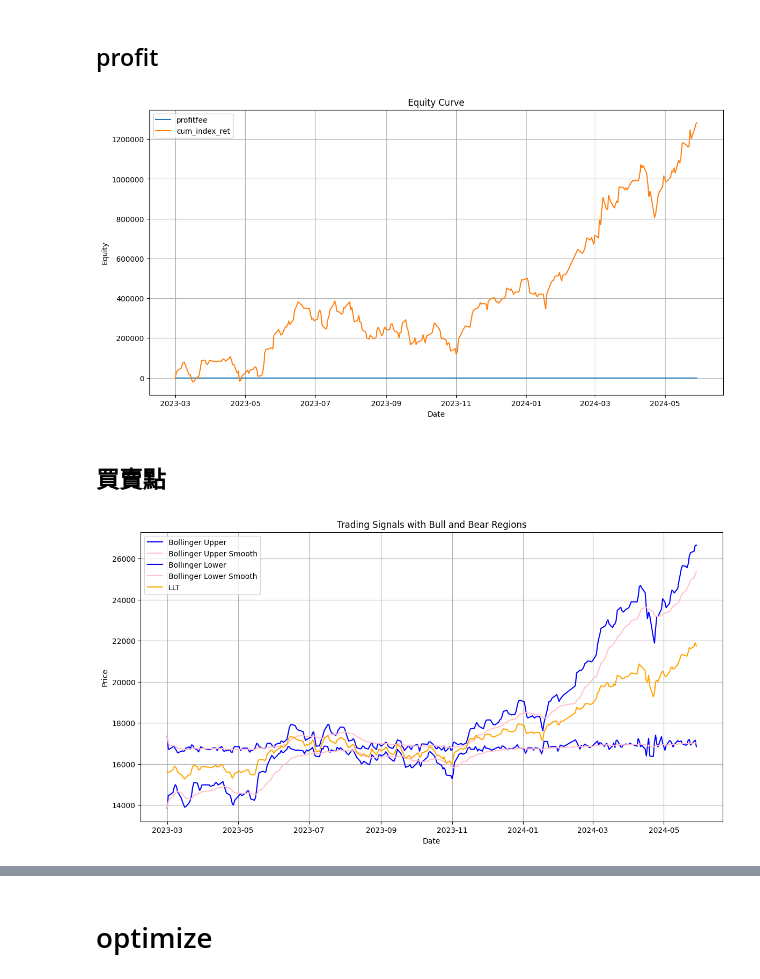
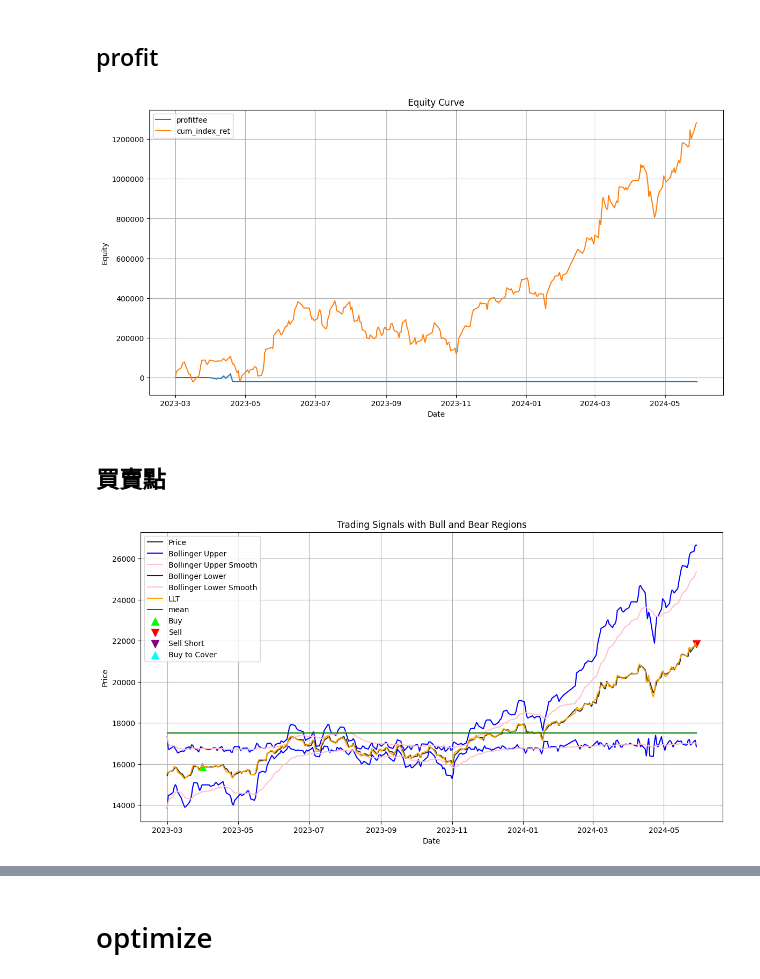
Before and after one commit to Xin95172/Quant_idea, a Jupyter notebook: llt.ipynb, the cells around one changed output, grey strips where cells are left out. Drawn from its saved outputs; the diff is of its cells as text; code cells hidden in the pictures.

```diff
--- a/llt.ipynb
+++ b/llt.ipynb
@@ -115,7 +115,7 @@ Use `df.loc[row_indexer, "col"] = values` instead, to perform the assignment in
 ## long & short
 # %%
 
-ret_df['BS'] = None
+BS = None
 fund = 1000000
 feePaid = 600
 ret_df['BS'] = None
@@ -155,26 +155,31 @@ for i in range(2, len(df)):
         exitLong = (df['llt_slope'].iloc[i] < 0) & (((df['upper_down'].iloc[i] == True) & (condition1)) | ((df['lower_down'].iloc[i] == True) & (condition2)))
 
 
-        if ret_df['BS'].iloc[i] == None:
+        if BS == None:
             if entryLong:
-                ret_df['BS'].iloc[i] = 'B'
+                BS = 'B'
                 t = i + 1
                 ret_df['buy'].iloc[t] = t
                 ret_df['buy_price'].iloc[t] = df['open'].iloc[t]
                 ret_df['position'].iloc[t] += 1
-        elif ret_df['BS'].iloc[i] == 'B':
+                # print(f'entry, {i}')
+
+        elif BS == 'B':
+            # print(f'state: B, {i}')
+
             ret_df['position'].iloc[i + 1] = ret_df['position'].iloc[i]
             profit = 200 * (df['open'].iloc[i + 1] - df['open'].iloc[i]) * ret_df['position'].iloc[i + 1]
             ret_df['profit_list'].iloc[i + 1] = profit
 
             if exitLong or i == len(df) - 2:
+                # print(f'exit, {i}')
                 pl_round = 200 * (df['open'].iloc[i + 1] - df['open'].iloc[t])
                 profit_fee = profit - feePaid * 2
                 ret_df['profit_fee_list'].iloc[i + 1] = profit_fee
                 ret_df['sell_price'].iloc[i + 1] = df['open'].iloc[i + 1]
                 ret_df['sell'].iloc[i + 1] = i + 1
 
-                ret_df['BS'].iloc[i + 1] = None
+                BS = None
 
                 ret_df['profit_fee_list_realized'].iloc[i + 1] = pl_round - feePaid * 2
 
@@ -367,21 +389,21 @@ ax.legend()
 
 plt.show()
 # %% [output]
-[figure, old version]
+[figure, new version]
 # %% [markdown]
 ## 買賣點
 # %%
 # 筛选买卖信号
-# buy_points = ret_df[ret_df['buy'] > 0]
-# sell_points = ret_df[ret_df['sell'] > 0]
-# sellshort_points = ret_df[ret_df['sellshort'] > 0]
-# buytocover_points = ret_df[ret_df['buytocover'] > 0]
+buy_points = ret_df[ret_df['buy'] > 0]
+sell_points = ret_df[ret_df['sell'] > 0]
+sellshort_points = ret_df[ret_df['sellshort'] > 0]
+buytocover_points = ret_df[ret_df['buytocover'] > 0]
 
 # 绘制价格图表
 plt.figure(figsize=(14, 7))
 
 # 绘制价格线
-# plt.plot(df.index, df['open'], label='Price', color='black', alpha=0.8)
+plt.plot(df.index, df['open'], label='Price', color='black', alpha=0.8)
 
 # 绘制布林带上轨线
 plt.plot(df.index, df['bolinger_upper'], label='Bollinger Upper', color='blue')
@@ -395,40 +417,40 @@ plt.plot(df.index, df['bolinger_lower_smooth'], label='Bollinger Lower Smooth',
 plt.plot(df.index, df['llt'], label='LLT', color='orange')
 
 # 绘制中线
-# plt.plot(df.index, df['mean'], label='mean', color='green')
+plt.plot(df.index, df['mean'], label='mean', color='green')
 
 # # 绘制买入点
-# plt.scatter(buy_points.index, df['open'].loc[buy_points.index], color='lime', marker='^', label='Buy', s=100)
+plt.scatter(buy_points.index, df['open'].loc[buy_points.index], color='lime', marker='^', label='Buy', s=100)
 
 # # 绘制卖出点
-# plt.scatter(sell_points.index, df['open'].loc[sell_points.index], color='red', marker='v', label='Sell', s=100)
+plt.scatter(sell_points.index, df['open'].loc[sell_points.index], color='red', marker='v', label='Sell', s=100)
 
 # # 绘制卖空点
-# plt.scatter(sellshort_points.index, df['open'].loc[sellshort_points.index], color='purple', marker='v', label='Sell Short', s=100)
+plt.scatter(sellshort_points.index, df['open'].loc[sellshort_points.index], color='purple', marker='v', label='Sell Short', s=100)
 
 # # 绘制买回点
-# plt.scatter(buytocover_points.index, df['open'].loc[buytocover_points.index], color='cyan', marker='^', label='Buy to Cover', s=100)
+plt.scatter(buytocover_points.index, df['open'].loc[buytocover_points.index], color='cyan', marker='^', label='Buy to Cover', s=100)
 
 # # 绘制 Bull 和 Bear 区域
 # bull_region_label_shown = False
 # bear_region_label_shown = False
 # for i in range(1, len(df)):
 #     if df['Bull'].iloc[i]:
 #         plt.fill_between(df.index[i-1:i+1], df['open'].min(), df['open'].max(), color='lightgreen', alpha=0.5, label='Bull Region' if not bull_region_label_shown else "")
 #         bull_region_label_shown = True
 #     if df['Bear'].iloc[i]:
 #         plt.fill_between(df.index[i-1:i+1], df['open'].min(), df['open'].max(), color='lightcoral', alpha=0.5, label='Bear Region' if not bear_region_label_shown else "")
 #         bear_region_label_shown = True
 
 # 添加图例、标题和标签
 plt.legend()
 plt.title('Trading Signals with Bull and Bear Regions')
 plt.xlabel('Date')
 plt.ylabel('Price')
 plt.grid(True)
 plt.show()
 # %% [output]
-[figure, old version]
+[figure, new version]
 # %%
 ret_df[:50]
 # %% [output]
```
Also changed, not shown: parts of 5 cells of this notebook.
